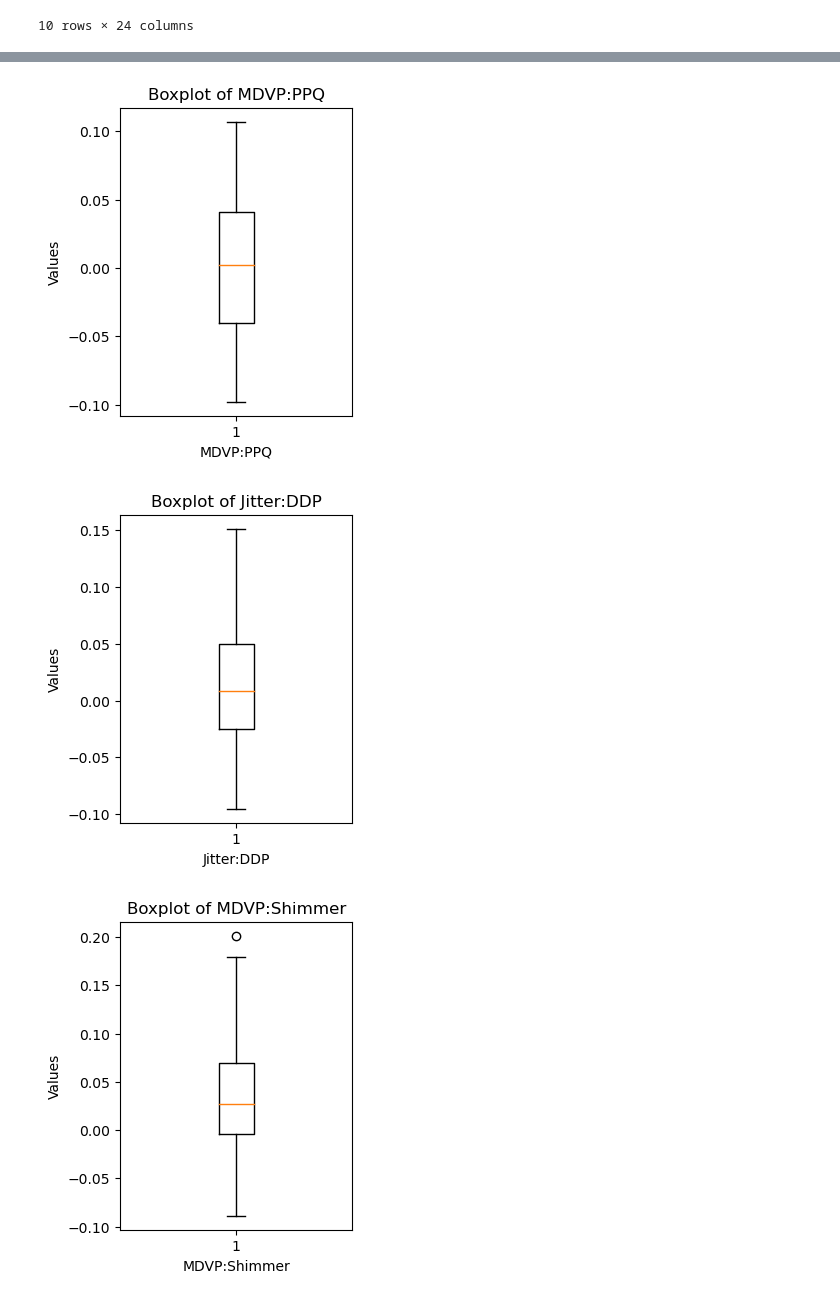
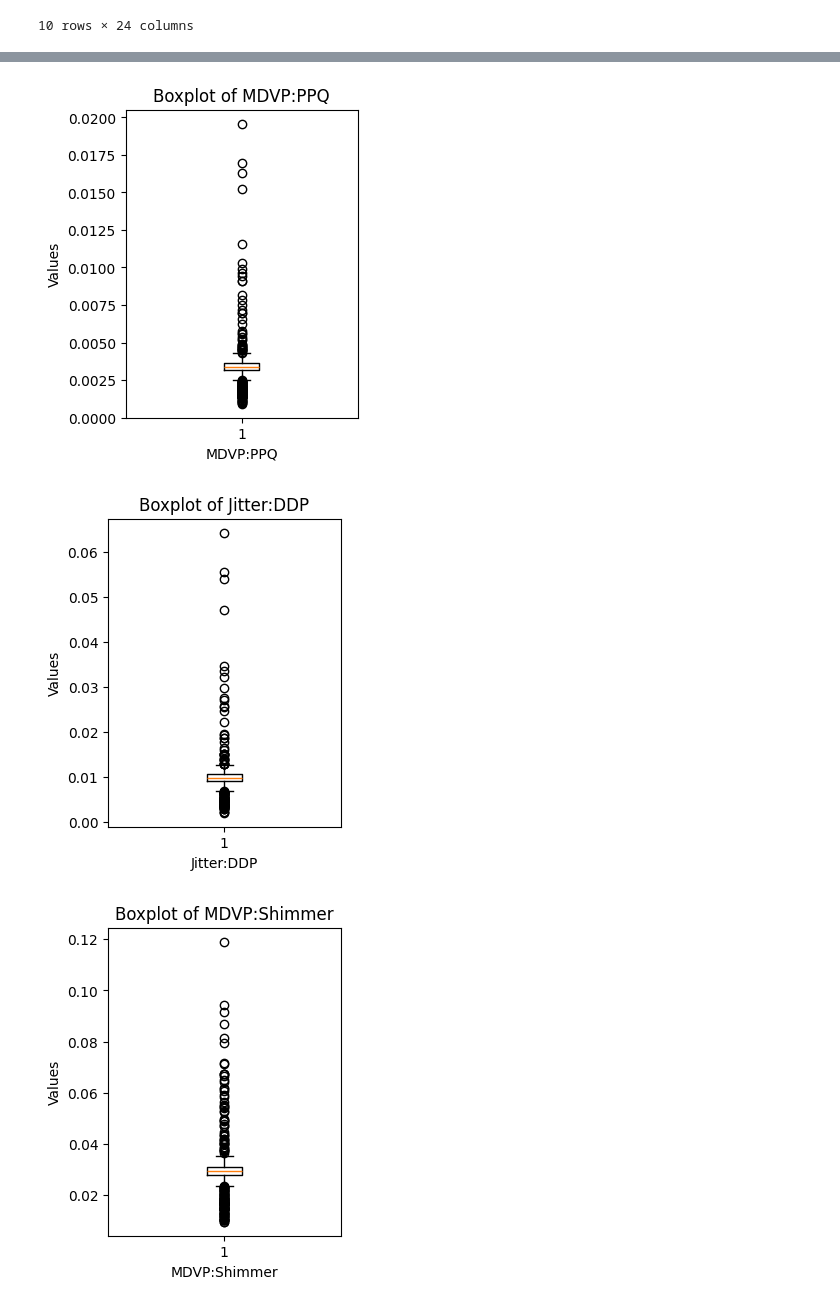
Before and after one commit to pgupta125/ParkinsonsEarlyDiagnosis, a Jupyter notebook: EDA.ipynb, the cells around one changed output, grey strips where cells are left out. Saved outputs shown, nothing was run; the diff lists cells and outputs as text; code cells hidden in the pictures.

Commit message:
final code with all 3 models

```diff
--- a/EDA.ipynb
+++ b/EDA.ipynb
@@ -8,6 +8,6 @@ from sklearn.metrics import accuracy_score, classification_report
 # %%
 # data processing
-data = pd.read_csv("./data/updated_dataset.csv") # dataset.csv has decimal values in status
+data = pd.read_csv("dataset.csv") # dataset.csv has decimal values in status, helps train model better
 df = pd.DataFrame(data)
 df.head(10)
 # %% [output]
@@ -50,7 +48,7 @@ y = df['status']
 # %%
 import matplotlib.pyplot as plt
 
-for column in X.columns:
+for column in df.drop(columns=['status', 'name']).columns:
     plt.figure(figsize=(3, 4))  # Adjust the figure size as needed
     plt.boxplot(df[column])
     plt.title(f'Boxplot of {column}')
@@ -67,3 +65,3 @@ for column in X.columns:
-[figure, old version]
+[figure, new version]
-[figure, old version]
+[figure, new version]
-[figure, old version]
+[figure, new version]
```
Also changed, not shown: parts of 21 cells of this notebook.
